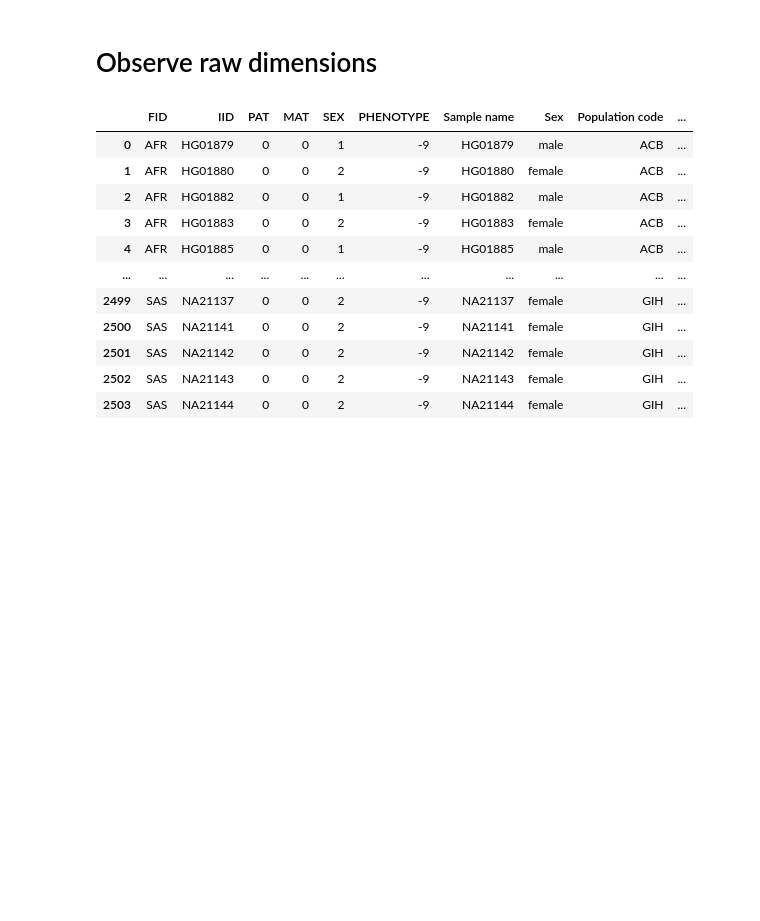
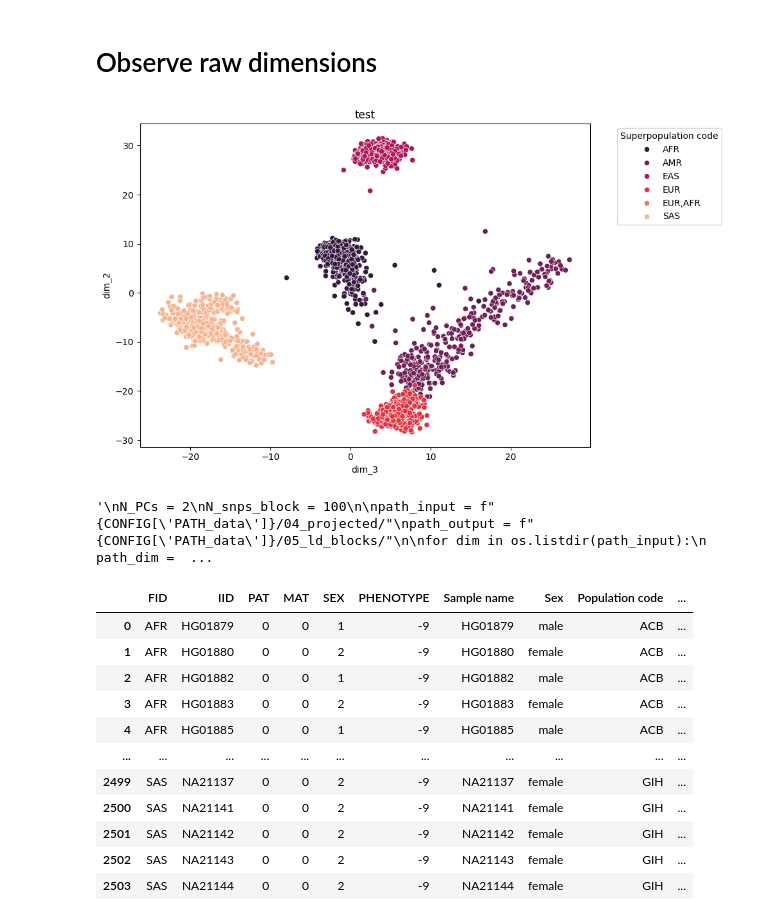
Before and after one commit to mat2m10/pca_projection, a Jupyter notebook: run_test.ipynb, the cells around one changed output. Drawn from its saved outputs; the diff is of its cells as text; code cells hidden in the pictures; blank space fills up the shorter version.

```diff
--- a/run_test.ipynb
+++ b/run_test.ipynb
@@ -84,3 +96,27 @@ for dim in dims:
     path_PC = f"{path_dim}/{PCs}"
     PC_dim = pd.read_pickle(path_PC)
     merged_df[dim] = PC_dim['PC1']
+# %%
+make_population_plot(merged_df, 'dim_3', 'dim_2', 'Superpopulation code', 'test', palette = 'rocket')
+# %% [output]
+[figure, added]
+# %%
+"""
+N_PCs = 2
+N_snps_block = 100
+
+path_input = f"{CONFIG['PATH_data']}/04_projected/"
+path_output = f"{CONFIG['PATH_data']}/05_ld_blocks/"
+
+for dim in os.listdir(path_input):
+    path_dim = f"{path_input}/{dim}"
+    for chrom in [f for f in os.listdir(path_dim) if f.startswith("chrom")]:
+        path_input_chrom = f"{path_dim}/{chrom}/"
+        path_output_chrom = f"{path_output}/{dim}/{chrom}/"
+        os.makedirs(path_output_chrom, exist_ok=True)
+        for file in os.listdir(path_input_chrom):
+            filename = file.split(".pkl")[0]
+            segmenter(path_input_chrom, path_output_chrom, filename , N_PCs, N_snps_block)
+"""
+# %% [output]
+'\nN_PCs = 2\nN_snps_block = 100\n\npath_input = f"{CONFIG[\'PATH_data\']}/04_projected/"\npath_output = f"{CONFIG[\'PATH_data\']}/05_ld_blocks/"\n\nfor dim in os.listdir(path_input):\n    path_dim =  ...
```
Also changed, not shown: parts of 17 cells of this notebook, 3 other files.
